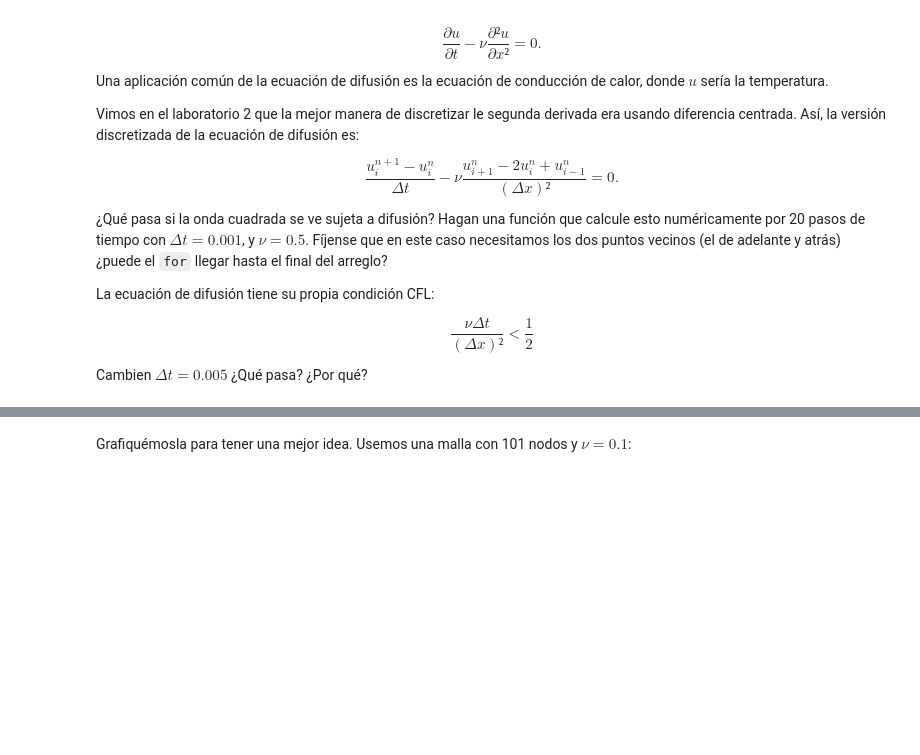
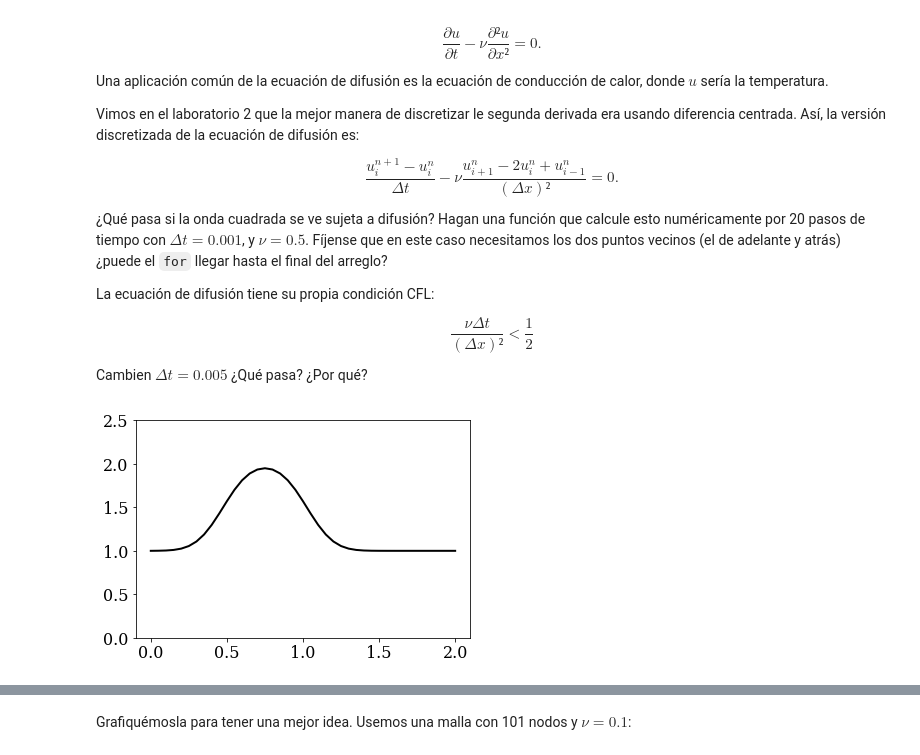
Before and after one commit to gabrielparada/MEC223, a Jupyter notebook: Lab_04/burgers.ipynb, the cells around one changed output, grey strips where cells are left out. Cells and saved outputs as stored; diff of their text form; code cells hidden in the pictures; blank space fills up the shorter version.

```diff
--- a/Lab_04/burgers.ipynb
+++ b/Lab_04/burgers.ipynb
@@ -158,3 +176,23 @@ Cambien $\Delta t=0.005$ ¿Qué pasa? ¿Por qué?
+# %%
+### ALUMNO
+#def ftcs(u, nt, nx, nu, dt, dx):
+def ftcs(u, nt, nx, dt, dx):
+    for n in range(0,nt):
+        un = u.copy()
+        for i in range(1,nx-1):
+            u[i] = un[i]+ 0.5*(un[i+1]-2*un[i]+un[i-1])*dt/(dx*dx)
+    return u
+
+nt = 20
+dt = 0.001
+u = u_inicial.copy()
+u  = ftcs(u, nt, nx,dt, dx)
+plt.plot(x, u, c='k', lw=2)
+plt.ylim([0,2.5]);
+# Hacer función para ecuación de difusión
+###
+# %% [output]
+[figure, added]
 # %% [markdown]
 ## Combinando convección y difusión: ecuación de Burgers en 1-D
 
```
Also changed, not shown: parts of 10 cells of this notebook.
